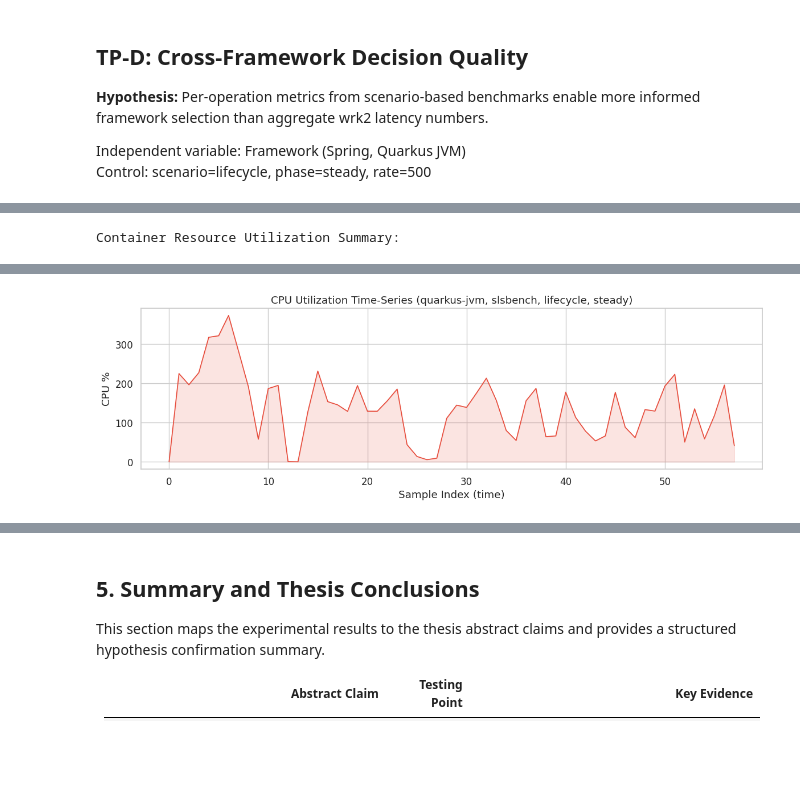
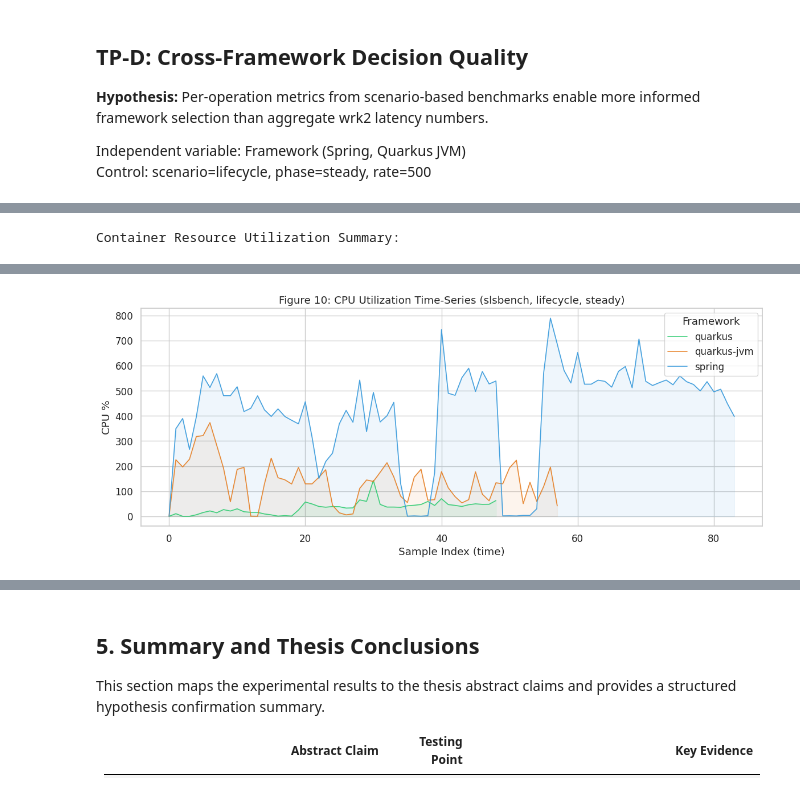
Before and after one commit to BakhtinArtem/harness-evaluation, a Jupyter notebook: evaluation/analysis/evaluation.ipynb, the cells around one changed output, grey strips where cells are left out. Drawn from its saved outputs; the diff is of its cells as text; code cells hidden in the pictures; blank space fills up the shorter version.

Commit message:
add: quarkus native metrics

```diff
--- a/evaluation/analysis/evaluation.ipynb
+++ b/evaluation/analysis/evaluation.ipynb
@@ -885,7 +1199,7 @@ if not first_resp_df.empty and "cold" in first_resp_df["phase"].values:
             ax.text(bar.get_x() + bar.get_width() / 2, bar.get_height() + 50,
                     f"{val:,.0f} ms", ha="center", va="bottom", fontsize=9)
         ax.set_ylabel("First Response Time (ms)")
-        ax.set_title("Chart B2: Cold-Start First Response Time")
+        ax.set_title("Figure 6: Cold-Start First Response Time")
         plt.tight_layout()
         plt.savefig("chart_b2_first_response.pdf", bbox_inches="tight")
         plt.show()
@@ -994,7 +1312,7 @@ if has_multi_sls and "avg_us" in sls_steady.columns:
 
     sns.heatmap(heatmap_data / 1000, annot=True, fmt=".1f", cmap="YlOrRd",
                 ax=axes[0], linewidths=0.5, cbar_kws={"label": "Avg Latency (ms)"})
-    axes[0].set_title("slsbench: Per-Operation Avg Latency by Scenario")
+    axes[0].set_title("Figure 7: Per-Operation Avg Latency by Scenario (slsbench)")
     axes[0].set_xlabel("Scenario")
     axes[0].set_ylabel("Operation")
 
@@ -1013,7 +1331,7 @@ if has_multi_sls and "avg_us" in sls_steady.columns:
         axes[2].set_ylabel("req/s")
         axes[2].tick_params(axis='x', rotation=45)
 
-    plt.suptitle("TP-C: Scenario Shape Sensitivity -- slsbench per-op detail vs wrk2 aggregate", y=1.02)
+    plt.suptitle("Figure 7: Scenario Shape Sensitivity -- slsbench per-op detail vs wrk2 aggregate", y=1.02)
     plt.tight_layout()
     plt.savefig("chart_c1_scenario_sensitivity.pdf", bbox_inches="tight")
     plt.show()
@@ -1125,13 +1521,13 @@ if multi_apps_sls and "avg_us" in sls_lifecycle_steady.columns:
 
     cols = table_d1.columns.tolist()
     if len(cols) >= 2:
-        # Only compare rows where both frameworks have data
         both = table_d1.dropna()
         winner_col = both.idxmin(axis=1)
+        print(f"\n  Operation-level winners ({len(both)} shared operations):")
         for c in cols:
-            fw = c.split(" ")[0]
+            fw = c.replace(" (us)", "")
             wins = (winner_col == c).sum()
-            print(f"  {fw} faster on {wins}/{len(both)} operations")
+            print(f"    {fw}: fastest on {wins}/{len(both)} operations")
 
 if multi_apps_wrk2:
     wrk2_fw = wrk2_lifecycle_all.groupby("app").agg(
@@ -1209,5 +1631,5 @@ elif multi_apps_wrk2:
 # %%
-# TP-D: Resource utilization comparison + CPU time-series
+# TP-D: Resource utilization comparison + CPU time-series (multi-framework)
 
 if not container_stats_df.empty and "avg_cpu_pct" in container_stats_df.columns:
     print("Container Resource Utilization Summary:")
@@ -1219,34 +1641,44 @@ if not container_stats_df.empty and "avg_cpu_pct" in container_stats_df.columns:
     ).round(1)
     display(resource_summary)
 
-    # CPU time-series from a representative run
+    # CPU time-series overlay from representative runs across all frameworks
     sls_lc_steady = catalog[
         (catalog["treatment"] == "slsbench") & (catalog["scenario"] == "lifecycle") & (catalog["phase"] == "steady")
     ]
     if not sls_lc_steady.empty:
-        sample_run = Path(sls_lc_steady.iloc[0]["path"])
-        for cfile in ["benchmark-container-stats.jsonl"]:
-            cf = sample_run / cfile
-            if not cf.exists():
-                for sub in sample_run.rglob(cfile):
-                    cf = sub
+        fig, ax = plt.subplots(figsize=(12, 5))
+        fw_colors = {"spring": "#3498db", "quarkus-jvm": "#e67e22", "quarkus": "#2ecc71"}
+        plotted = False
+        for app_name in sorted(sls_lc_steady["app"].unique()):
+            app_runs = sls_lc_steady[sls_lc_steady["app"] == app_name]
+            sample_run = Path(app_runs.iloc[0]["path"])
+            for cfile_name in ["benchmark-container-stats.jsonl"]:
+                cf = sample_run / cfile_name
+                if not cf.exists():
+                    for sub in sample_run.rglob(cfile_name):
+                        cf = sub
+                        break
+                if cf.exists():
+                    ts_df = parse_container_stats(cf)
+                    if ts_df is not None and not ts_df.empty:
+                        cpu_col = next((c for c in ["CPUPerc", "cpuPercent"] if c in ts_df.columns), None)
+                        if cpu_col:
+                            color = fw_colors.get(app_name, "gray")
+                            ax.plot(range(len(ts_df)), ts_df[cpu_col], linewidth=1.2,
+                                   color=color, label=app_name, alpha=0.9)
+                            ax.fill_between(range(len(ts_df)), ts_df[cpu_col], alpha=0.08, color=color)
+                            plotted = True
                     break
-            if cf.exists():
-                ts_df = parse_container_stats(cf)
-                if ts_df is not None and not ts_df.empty:
-                    cpu_col = next((c for c in ["CPUPerc", "cpuPercent"] if c in ts_df.columns), None)
-                    if cpu_col:
-                        fig, ax = plt.subplots(figsize=(12, 4))
-                        ax.plot(range(len(ts_df)), ts_df[cpu_col], color="#e74c3c", linewidth=1.2)
-                        ax.fill_between(range(len(ts_df)), ts_df[cpu_col], alpha=0.15, color="#e74c3c")
-                        ax.set_xlabel("Sample Index (time)")
-                        ax.set_ylabel("CPU %")
-                        app_name = sls_lc_steady.iloc[0]["app"]
-                        ax.set_title(f"CPU Utilization Time-Series ({app_name}, slsbench, lifecycle, steady)")
-                        plt.tight_layout()
-                        plt.savefig("chart_d4_cpu_timeseries.pdf", bbox_inches="tight")
-                        plt.show()
-                break
+        if plotted:
+            ax.set_xlabel("Sample Index (time)")
+            ax.set_ylabel("CPU %")
+            ax.set_title("Figure 10: CPU Utilization Time-Series (slsbench, lifecycle, steady)")
+            ax.legend(title="Framework")
+            plt.tight_layout()
+            plt.savefig("chart_d4_cpu_timeseries.pdf", bbox_inches="tight")
+            plt.show()
+        else:
+            print("No CPU time-series data found in any run directory.")
 else:
     print("No container stats data available.")
     print("Re-run benchmarks to collect CPU/memory utilization data.")
@@ -1262,2 +1705,2 @@ Container Resource Utilization Summary:
-[figure, old version]
+[figure, new version]
 # %%
```
Also changed, not shown: parts of 24 cells of this notebook, 16 other files.
